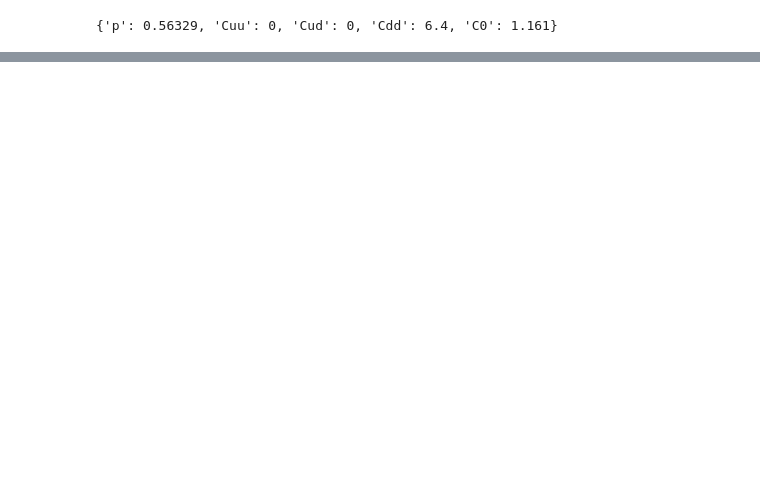
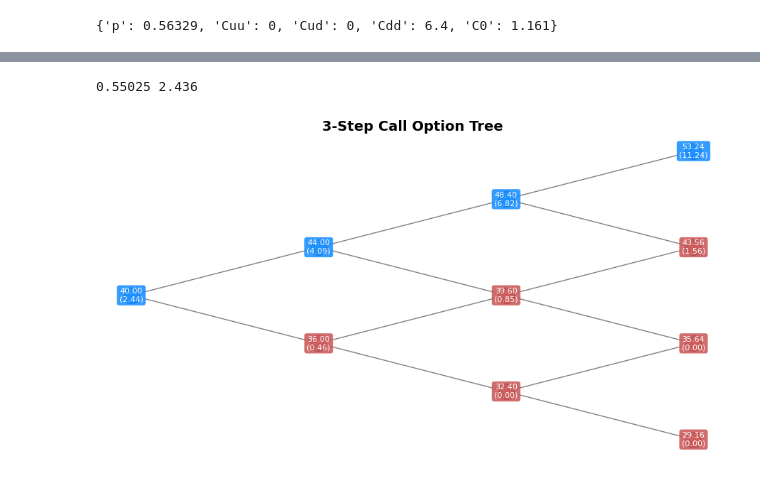
Before and after one commit to heavy-t/MMATH_Project, a Jupyter notebook: Binomial Tree.ipynb, the cells around one changed output, grey strips where cells are left out. Drawn from its saved outputs; the diff is of its cells as text; code cells hidden in the pictures; blank space fills up the shorter version.

Commit message:
Added Graphs

```diff
--- a/Binomial Tree.ipynb
+++ b/Binomial Tree.ipynb
@@ -64,8 +164,8 @@ def two_step_option_price(S0, E, u, d, r, T, option_type="call"):
     }
 # %%
 # Example 9.6: Two-step put option
-S0, E, u, d, r, T = 40, 32, 1.2, 0.8, 0.1, 0.5
-result = two_step_option_price(S0, E, u, d, r, T, option_type="put")
+S0, E, r, T, u, d, N , option_type = 40, 32, 0.1, 0.5, 1.2, 0.8, 2 , "put"
+result = two_step_option_price(S0, E, u, d, r, T, option_type)
 print(result)
 
 # Expected output: {'p': 0.56329, 'Cuu': 0, 'Cud': 0, 'Cdd': 6.4, 'C0': 1.161}
@@ -73,0 +200,42 @@ print(result)
+# %%
+def euro_binomial_option_price(S0, E, r, T, u, d, N, option_type="call"):
+    """Price a European option using an N-step binomial tree and return all intermediate values."""
+    dt = T / N
+    p = (math.exp(r * dt) - d) / (u - d)
+
+    # Stock prices at maturity
+    prices = [S0 * (u ** j) * (d ** (N - j)) for j in range(N + 1)]
+
+    # Option payoffs at maturity
+    if option_type == "call":
+        values = [max(price - E, 0) for price in prices]
+    else:
+        values = [max(E - price, 0) for price in prices]
+
+    # Record the full tree (starting from final step)
+    option_tree = [values]
+
+    # Work backwards through the tree
+    for i in range(N - 1, -1, -1):
+        values = [
+            math.exp(-r * dt) * (p * option_tree[0][j + 1] + (1 - p) * option_tree[0][j])
+            for j in range(i + 1)
+        ]
+        option_tree.insert(0, values)  # add current layer to front
+
+    return {
+        "p": round(p, 5),
+        "option_tree": option_tree,
+        "option_price": round(option_tree[0][0], 3)
+    }
+# %%
+# Example: Multi-step call option (use same parameters as Example 8.5 but N=3)
+S0, E, r, T, u, d, N , option_type = 40, 42, 0.12, 0.25, 1.1, 0.9, 3 , "call"
+result = (euro_binomial_option_price(S0, E, r, T, u, d, N, option_type))
+print(result["p"], result["option_price"])
+# Expected output: {'p': 0.55025, 'option_price': 2.44}
+
+plot_binomial_option_tree(S0, u, d, result_dict=result, title=str(N) + "-Step Call Option Tree")
+# %% [output]
+0.55025 2.436
+[figure, added]
```
Also changed, not shown: parts of 13 cells of this notebook.
